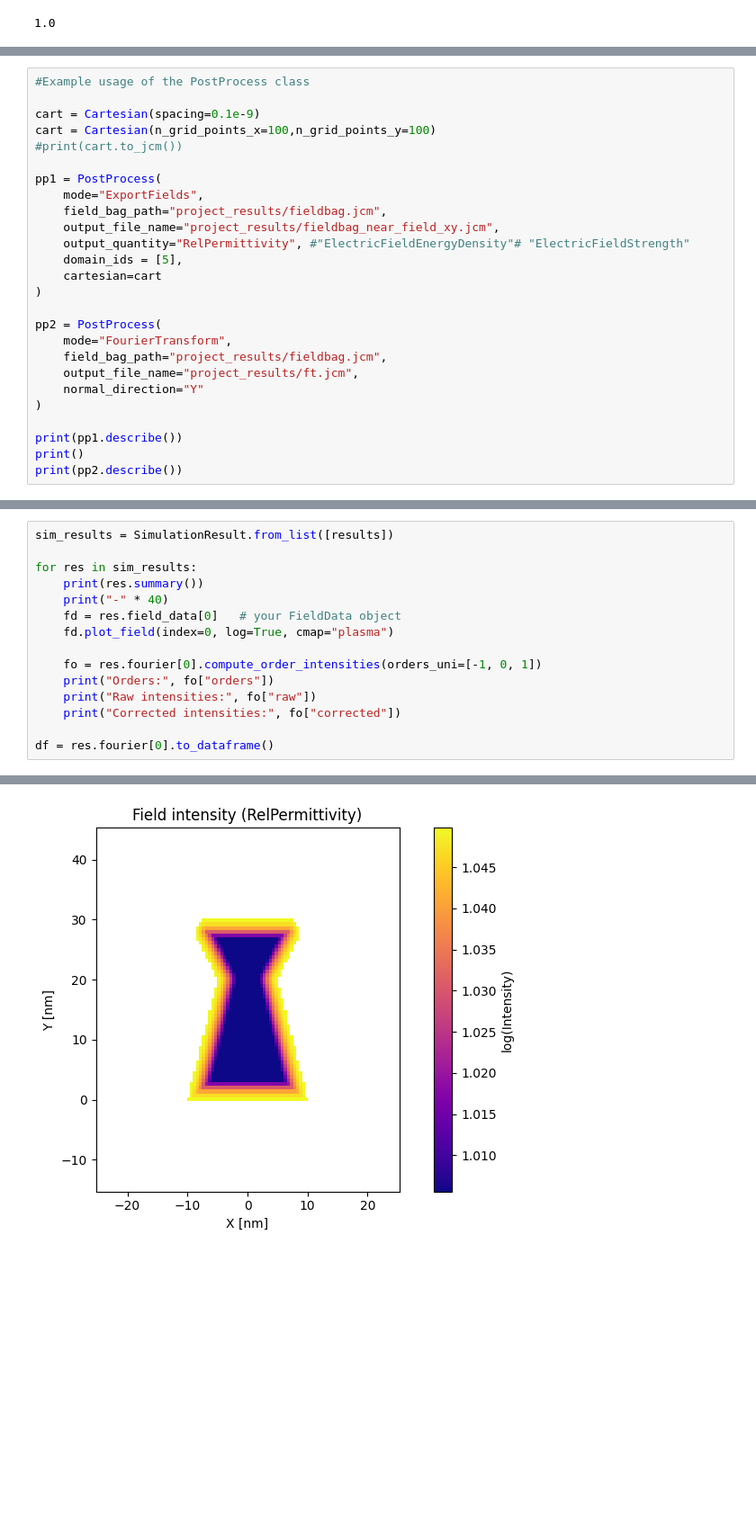
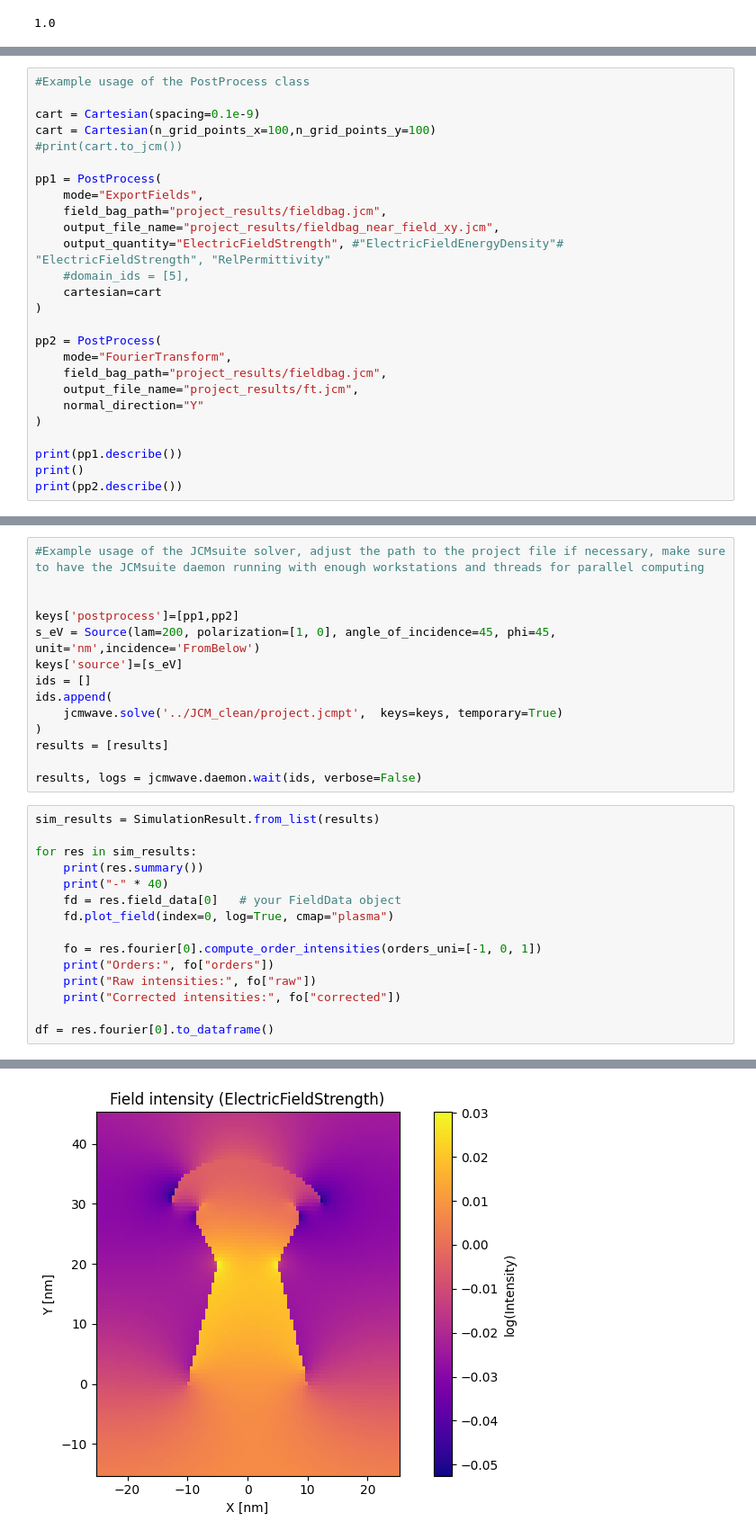
Before and after one commit to HarlanHeilman/JCMwave_modeling, a Jupyter notebook: notebooks/start.ipynb, the cells around one changed output, grey strips where cells are left out. Shown at 90% size. Saved outputs shown, nothing was run; the diff lists cells and outputs as text; blank space fills up the shorter version.

```diff
--- a/notebooks/start.ipynb
+++ b/notebooks/start.ipynb
@@ -256,8 +273,8 @@ pp1 = PostProcess(
     mode="ExportFields",
     field_bag_path="project_results/fieldbag.jcm",
     output_file_name="project_results/fieldbag_near_field_xy.jcm",
-    output_quantity="RelPermittivity", #"ElectricFieldEnergyDensity"# "ElectricFieldStrength"
-    domain_ids = [5],
+    output_quantity="ElectricFieldStrength", #"ElectricFieldEnergyDensity"# "ElectricFieldStrength", "RelPermittivity"
+    #domain_ids = [5],
     cartesian=cart
 )
 
@@ -320,5 +318,19 @@ post process Cartesian (output file: 'fieldbag_near_field_xy.jcm') ... done: 00:
+# %%
+#Example usage of the JCMsuite solver, adjust the path to the project file if necessary, make sure to have the JCMsuite daemon running with enough workstations and threads for parallel computing
+
+
+keys['postprocess']=[pp1,pp2]
+s_eV = Source(lam=200, polarization=[1, 0], angle_of_incidence=45, phi=45, unit='nm',incidence='FromBelow')
+keys['source']=[s_eV]
+ids = []
+ids.append(
+    jcmwave.solve('../JCM_clean/project.jcmpt',  keys=keys, temporary=True)
+)
+results = [results]
+
+results, logs = jcmwave.daemon.wait(ids, verbose=False)
 # %%
-sim_results = SimulationResult.from_list([results])
+sim_results = SimulationResult.from_list(results)
 
 for res in sim_results:
     print(res.summary())
@@ -341 +356 @@ IndexError: list index out of range
-[figure, old version]
+[figure, new version]
```
Also changed, not shown: parts of 12 cells of this notebook, 11 other files.
